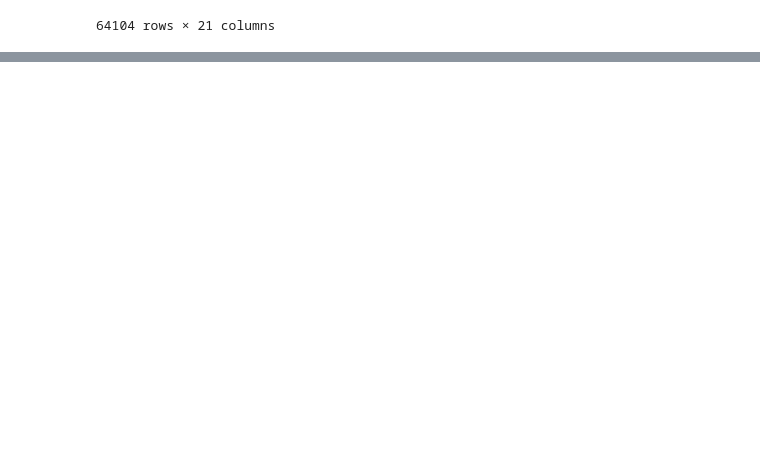
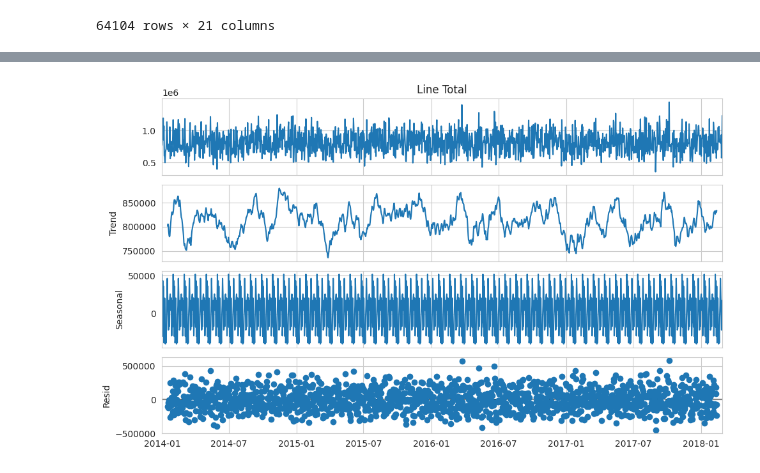
Before and after one commit to ihatefish26/CodecTechnologies, a Jupyter notebook: salesforecasting.ipynb, the cells around one changed output, grey strips where cells are left out. Saved outputs shown, nothing was run; the diff lists cells and outputs as text; code cells hidden in the pictures; blank space fills up the shorter version.

```diff
--- a/salesforecasting.ipynb
+++ b/salesforecasting.ipynb
@@ -969,0 +1063,21 @@ df.to_csv('Sales_data(EDA Exported).csv', index=False)
+# %%
+# 1. IMPORT LIBRARIES
+import pandas as pd
+import numpy as np
+import matplotlib.pyplot as plt
+import seaborn as sns
+from statsmodels.tsa.seasonal import seasonal_decompose
+from statsmodels.tsa.arima.model import ARIMA
+from prophet import Prophet
+from sklearn.metrics import mean_absolute_error, mean_squared_error
+import warnings
+
+warnings.filterwarnings('ignore')
+
+sns.set_style('whitegrid')
+plt.rcParams['figure.figsize'] = (10, 6)
+# %%
+# 2. LOAD DATA
+# Replace with your actual dataset path
+df = pd.read_excel('Regional Sales Dataset.xlsx', sheet_name='Sales Orders')
+df.head()
@@ -969,0 +1091,7 @@ df.to_csv('Sales_data(EDA Exported).csv', index=False)
+# %%
+# 3. PREPARE TIME SERIES DATA
+# Assume there is an 'Order Date' column and 'Sales' column
+df['OrderDate'] = pd.to_datetime(df['OrderDate'])
+df = df.groupby('OrderDate')['Line Total'].sum().reset_index()
+df = df.set_index('OrderDate').asfreq('D').fillna(0)
+df.head()
@@ -969,0 +1106,7 @@ df.to_csv('Sales_data(EDA Exported).csv', index=False)
+# %%
+# 4. SEASONAL DECOMPOSITION
+result = seasonal_decompose(df['Line Total'], model='additive', period=30)
+result.plot()
+plt.show()
+# %% [output]
+[figure, added]
```
Also changed, not shown: parts of 8 cells of this notebook.
